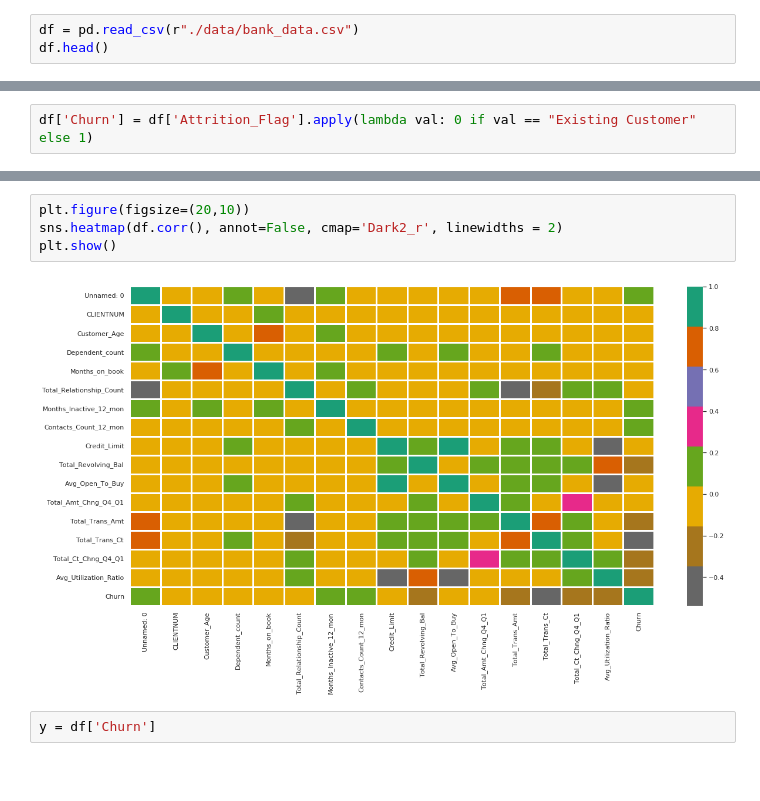
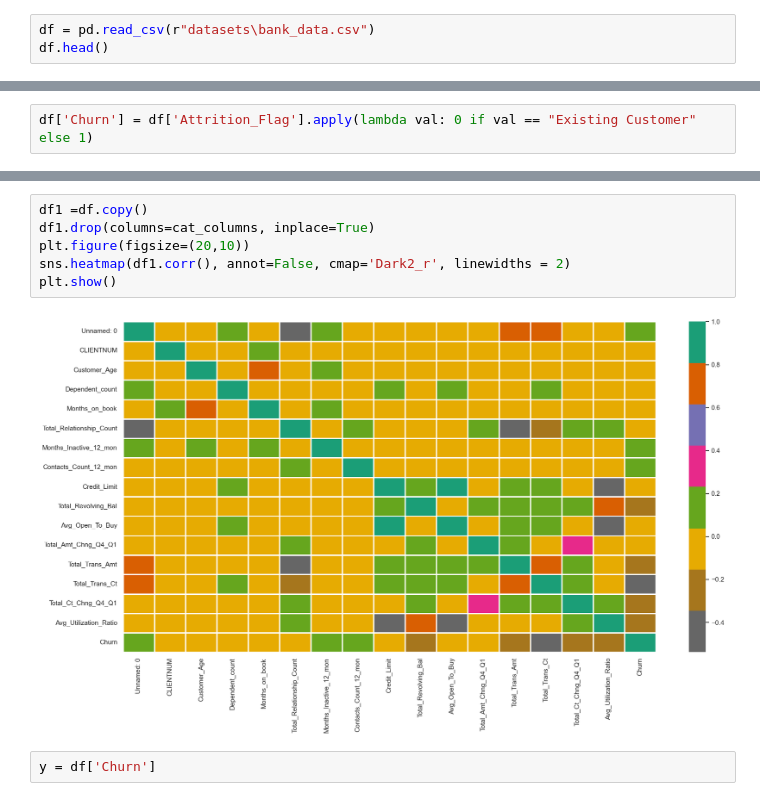
Before and after one commit to Otto-Destiny/Customer_Churn_prediction_End_to_End_Project, a Jupyter notebook: churn_notebook.ipynb, the cells around one changed output, grey strips where cells are left out. Saved outputs shown, nothing was run; the diff lists cells and outputs as text; blank space fills up the shorter version.

```diff
--- a/churn_notebook.ipynb
+++ b/churn_notebook.ipynb
@@ -18,7 +18,7 @@ from sklearn.metrics import plot_roc_curve, classification_reports
 import os
 os.environ['QT_QPA_PLATFORM']='offscreen'
 # %%
-df = pd.read_csv(r"./data/bank_data.csv")
+df = pd.read_csv(r"datasets\bank_data.csv")
 df.head()
 # %% [output]
 |  | Unnamed: 0 | CLIENTNUM | Attrition_Flag | Customer_Age | Gender | Dependent_count | Education_Level | ... |
@@ -117,9 +129,11 @@ sns.histplot(df['Total_Trans_Ct'], stat='density', kde=True);
 # %%
+df1 =df.copy()
+df1.drop(columns=cat_columns, inplace=True)
 plt.figure(figsize=(20,10))
-sns.heatmap(df.corr(), annot=False, cmap='Dark2_r', linewidths = 2)
+sns.heatmap(df1.corr(), annot=False, cmap='Dark2_r', linewidths = 2)
 plt.show()
 # %% [output]
-[figure, old version]
+[figure, new version]
 # %%
 y = df['Churn']
 # %%
```
Also changed, not shown: parts of 29 cells of this notebook, 3 other files.
